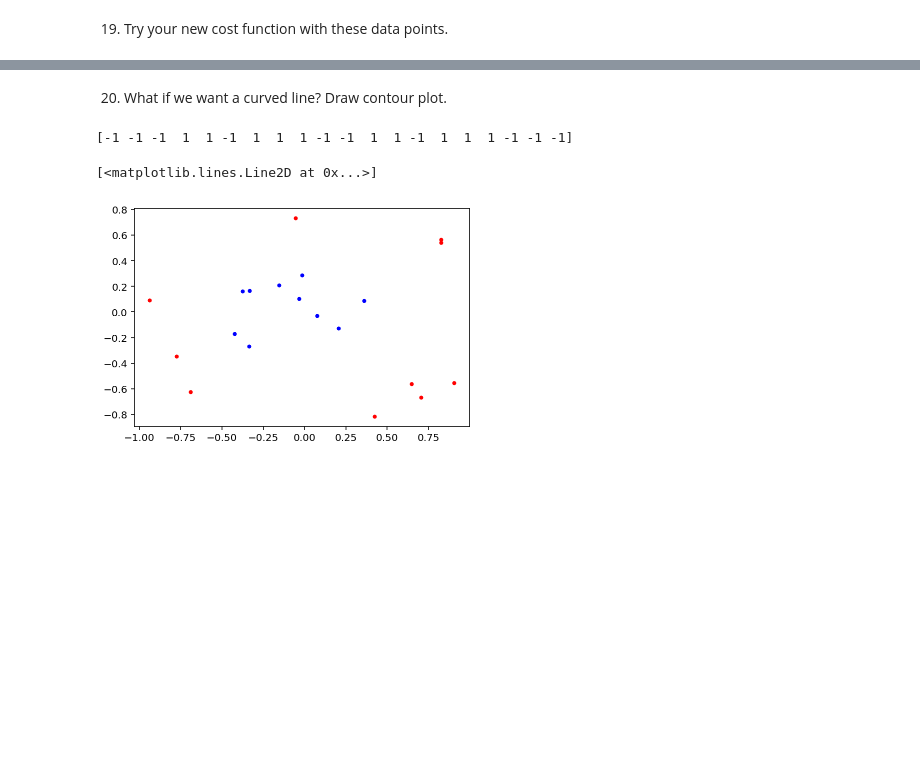
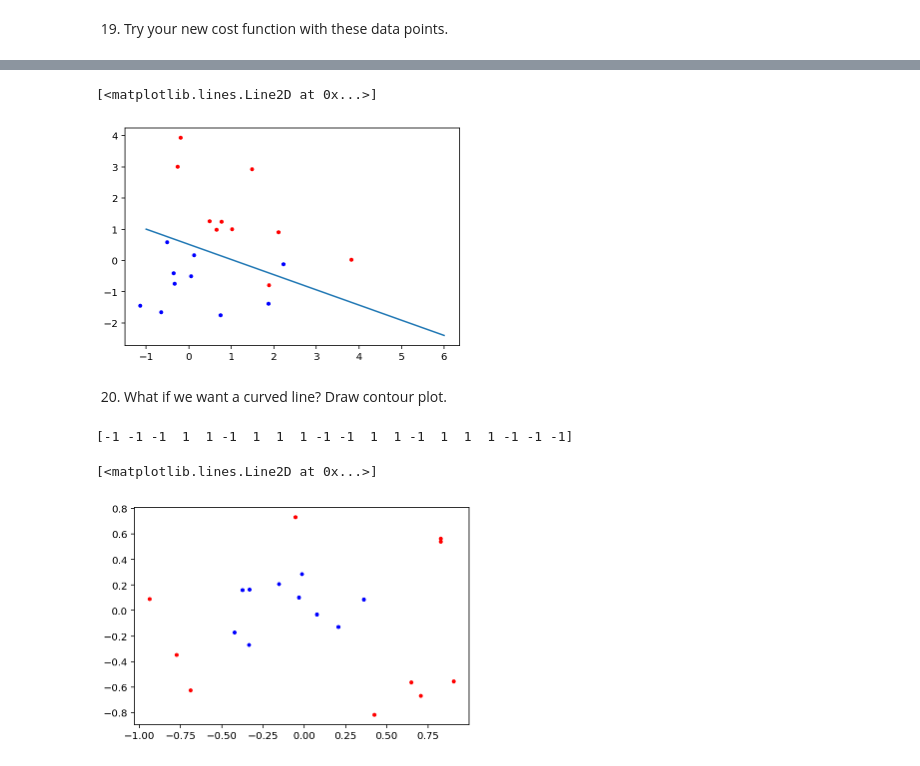
Before and after one commit to muic-pattern-rekt-2018/Exercise9, a Jupyter notebook: Support Vector Machine.ipynb, the cells around one changed output, grey strips where cells are left out. Cells and saved outputs as stored; diff of their text form; code cells hidden in the pictures; blank space fills up the shorter version.

```diff
--- a/Support Vector Machine.ipynb
+++ b/Support Vector Machine.ipynb
@@ -121,3 +164,18 @@ classes = np.array([1]*10+[-1]*10)
+# %%
+s = SoftMarginSVM(C=1.)
+s.train(data, classes)
+w1, w2 = s.w
+b = s.b
+# x2 = -w1/w2 x1 - b/w2
+xs = np.linspace(-1,6)
+ys = -w1/w2*xs - b/w2
+
+plt.plot(xs ,ys)
+plt.plot(xp[:, 0], xp[:,1], '.b')
+plt.plot(xm[:, 0], xm[:,1], '.r')
+# %% [output]
+[<matplotlib.lines.Line2D at 0x...>]
+[figure, added]
 # %% [markdown]
 20) What if we want a curved line? Draw contour plot.
 # %%
```
Also changed, not shown: parts of 6 cells of this notebook.
